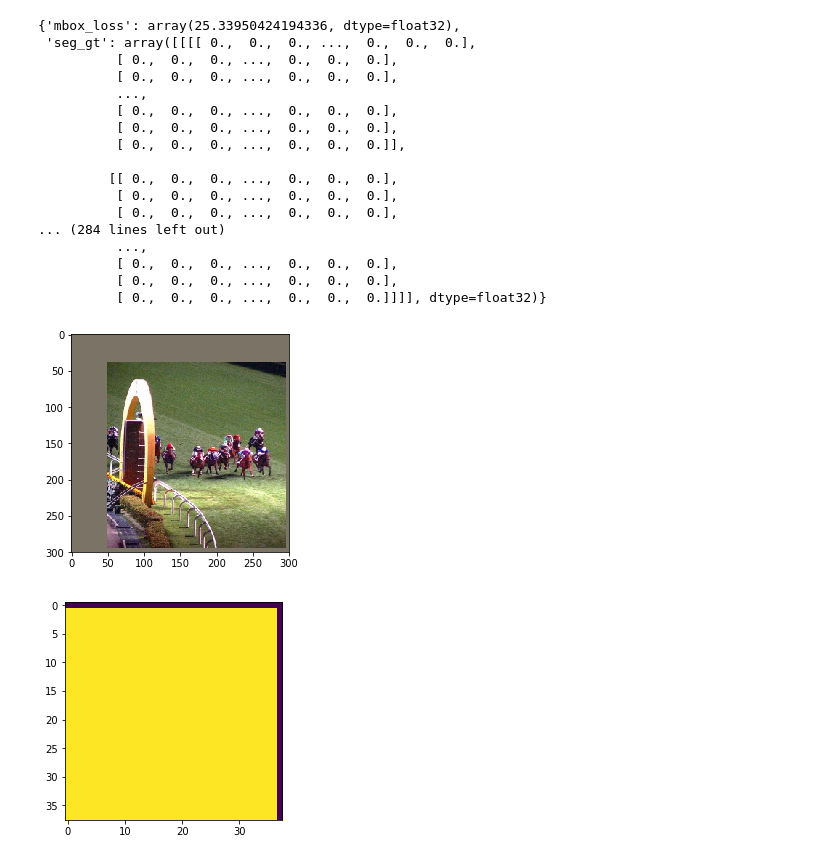
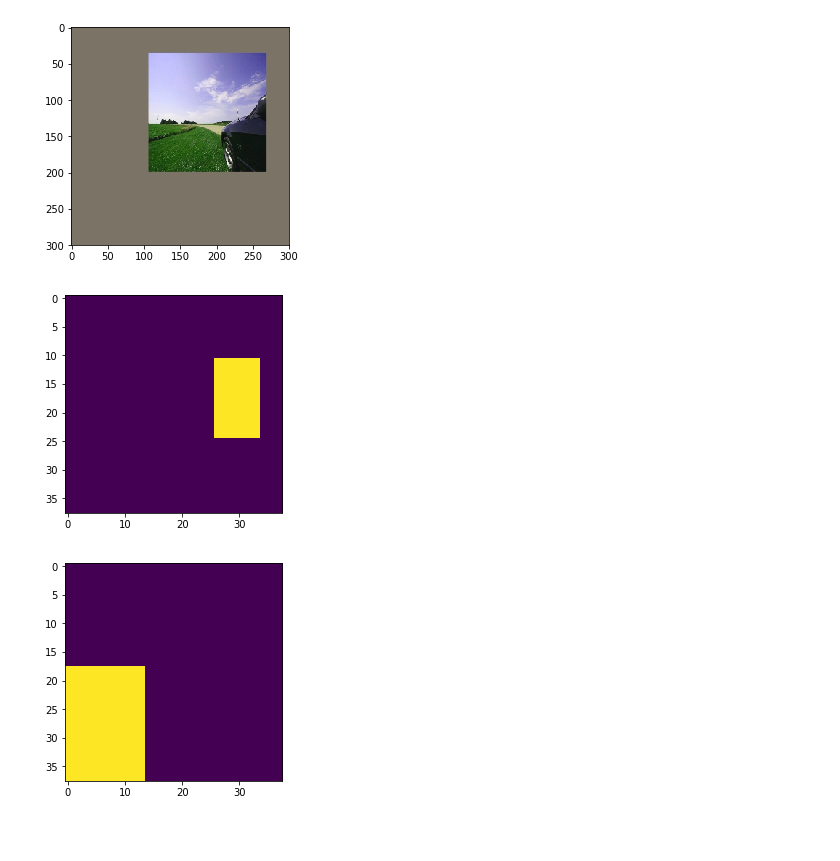
Before and after one commit to bairdzhang/caffe-1, a Jupyter notebook: test-ssd.ipynb, the cells around one changed output. Cells and saved outputs as stored; diff of their text form; code cells hidden in the pictures; blank space fills up the shorter version.

```diff
--- a/test-ssd.ipynb
+++ b/test-ssd.ipynb
@@ -9,23 +9,3 @@ caffe.set_device(0)
 caffe.set_mode_gpu()
 net = caffe.Net('/workspace/train.prototxt',
                 caffe.TRAIN)
-# %%
-net.forward()
-# %% [output]
-{'mbox_loss': array(25.33950424194336, dtype=float32),
- 'seg_gt': array([[[[ 0.,  0.,  0., ...,  0.,  0.,  0.],
-          [ 0.,  0.,  0., ...,  0.,  0.,  0.],
-          [ 0.,  0.,  0., ...,  0.,  0.,  0.],
-          ...,
-          [ 0.,  0.,  0., ...,  0.,  0.,  0.],
-          [ 0.,  0.,  0., ...,  0.,  0.,  0.],
-          [ 0.,  0.,  0., ...,  0.,  0.,  0.]],
-
-         [[ 0.,  0.,  0., ...,  0.,  0.,  0.],
-          [ 0.,  0.,  0., ...,  0.,  0.,  0.],
-          [ 0.,  0.,  0., ...,  0.,  0.,  0.],
-... (284 lines left out)
-          ...,
-          [ 0.,  0.,  0., ...,  0.,  0.,  0.],
-          [ 0.,  0.,  0., ...,  0.,  0.,  0.],
-          [ 0.,  0.,  0., ...,  0.,  0.,  0.]]]], dtype=float32)}
@@ -38,14 +20,17 @@ PIXEL_MEAN_BGR = PIXEL_MEAN_RGB[..., ::-1]
 # %%
 img = net.blobs['data'].data
 seg = net.blobs['seg_gt'].data
-plt.imshow((img.transpose((0,2,3,1))[0,...,::-1] + PIXEL_MEAN_RGB).astype(np.uint8))
+plt.imshow((img.transpose((0,2,3,1))[19,...,::-1] + PIXEL_MEAN_RGB).astype(np.uint8))
 plt.show()
 # %% [output]
-[figure, old version]
+[figure, new version]
 # %%
-plt.imshow(seg[0,13,...])
+plt.imshow(seg[19,7,...])
 plt.show()
+plt.imshow(seg[15,12,...])
+plt.show()
 # %% [output]
-[figure, old version]
+[figure, new version]
+[figure, added]
 # %%
 %connect_info
```
Also changed, not shown: parts of 1 cell of this notebook.
